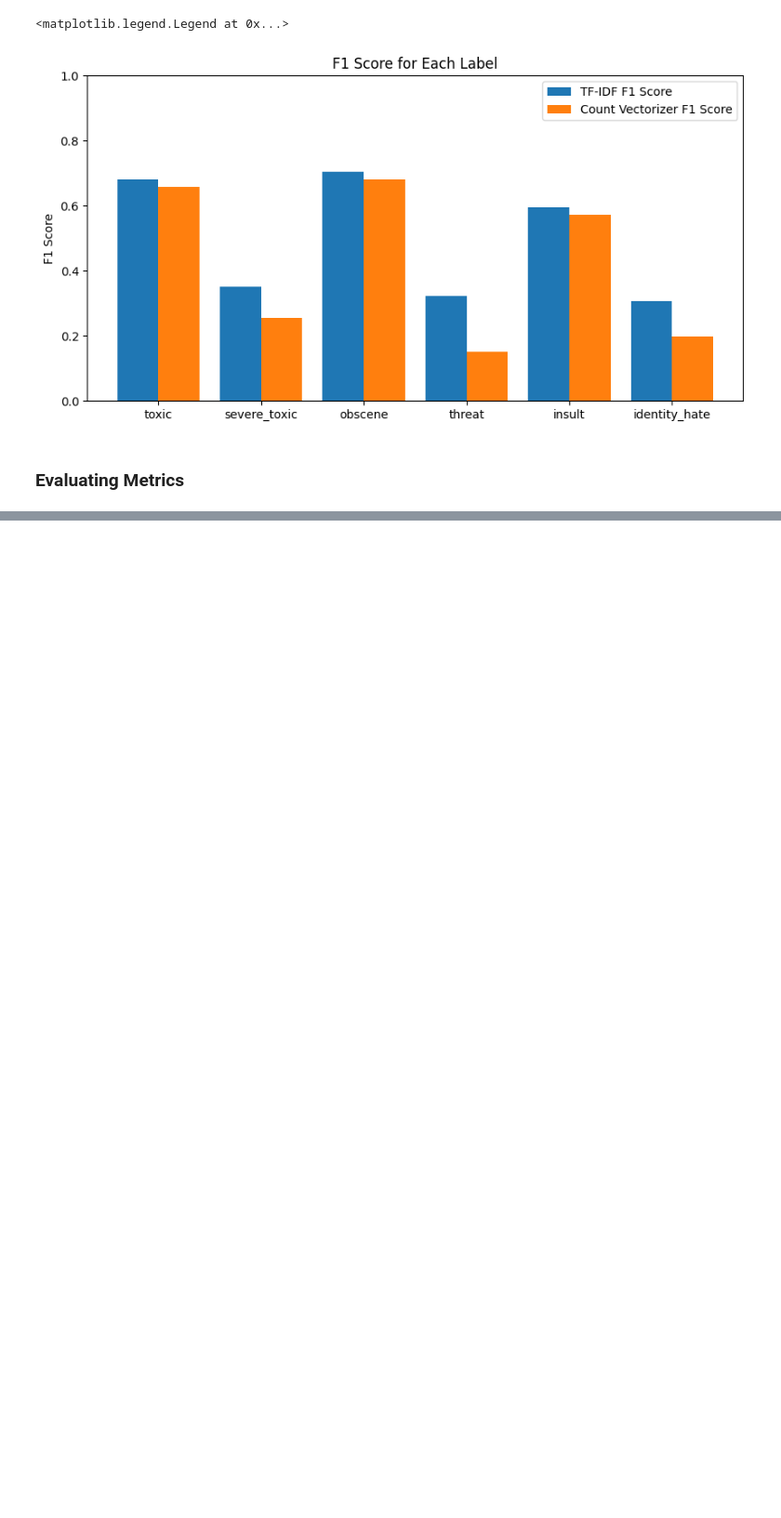
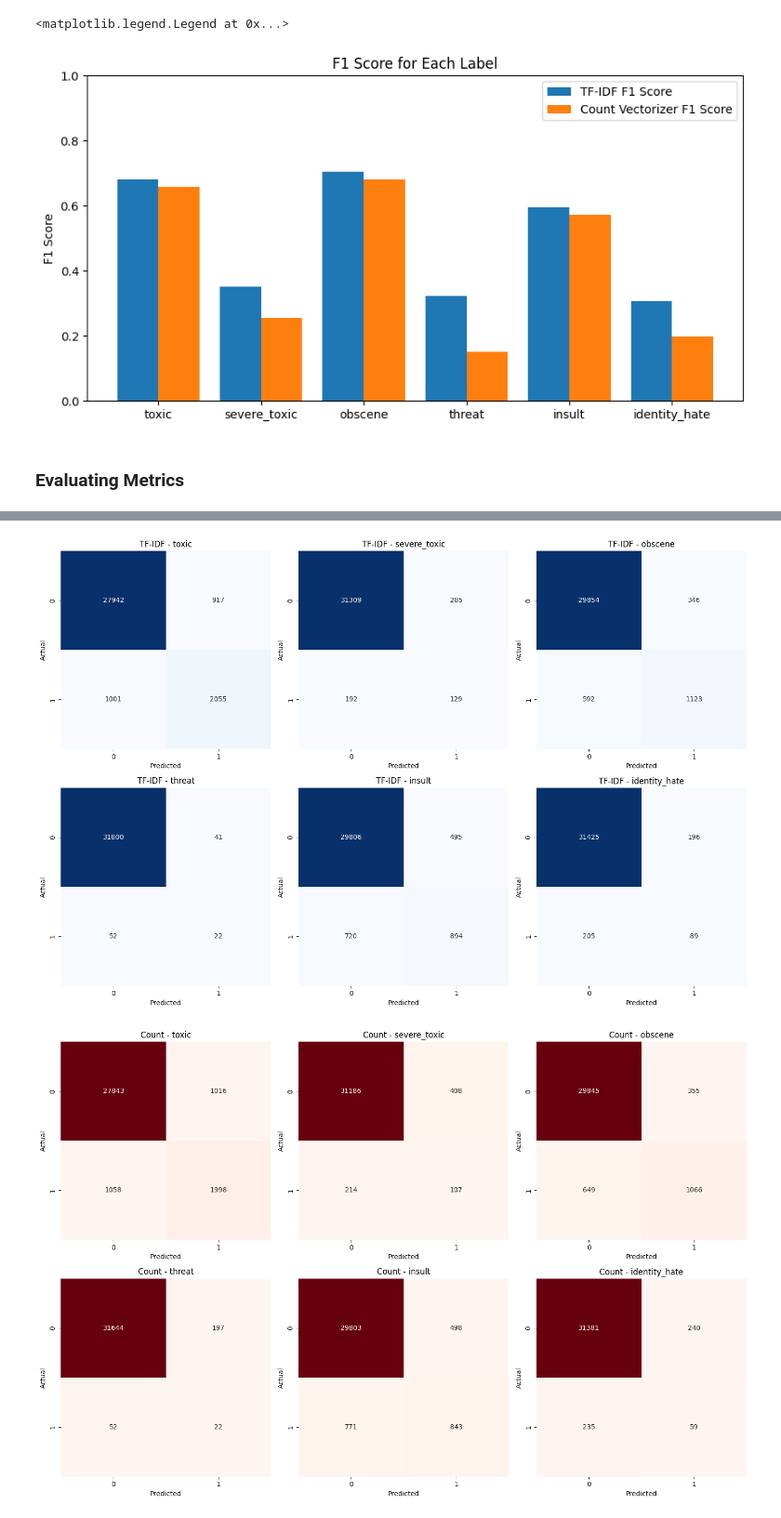
Before and after one commit to sn82978/CS-178-Project, a Jupyter notebook: 2.BaselineModel/linear_classifier.ipynb, the cells around one changed output, grey strips where cells are left out. Shown: that part at 93% size. Drawn from its saved outputs; the diff is of its cells as text; code cells hidden in the pictures; blank space fills up the shorter version.

```diff
--- a/2.BaselineModel/linear_classifier.ipynb
+++ b/2.BaselineModel/linear_classifier.ipynb
@@ -133,0 +211,28 @@ Count Perceptron F1 Score: 0.1990
+# %%
+# Confusion Matrix for each label
+fig, axes = plt.subplots(2, 3, figsize=(15, 10))
+
+for i, ax in enumerate(axes.flat):
+    cm = confusion_matrix(y_test_tfidf[:, i], tfidf_preds[:, i])
+    sns.heatmap(cm, annot=True, fmt='d', cmap='Blues', cbar=False, ax=ax)
+    ax.set_title(f"TF-IDF - {labels[i]}")
+    ax.set_xlabel("Predicted")
+    ax.set_ylabel("Actual")
+
+plt.tight_layout()
+plt.show()
+
+fig, axes = plt.subplots(2, 3, figsize=(15, 10))
+
+for i, ax in enumerate(axes.flat):
+    cm = confusion_matrix(y_test_count[:, i], count_preds[:, i])
+    sns.heatmap(cm, annot=True, fmt='d', cmap='Reds', cbar=False, ax=ax)
+    ax.set_title(f"Count - {labels[i]}")
+    ax.set_xlabel("Predicted")
+    ax.set_ylabel("Actual")
+
+plt.tight_layout()
+plt.show()
+# %% [output]
+[figure, added]
+[figure, added]
```
Also changed, not shown: parts of 5 cells of this notebook.
